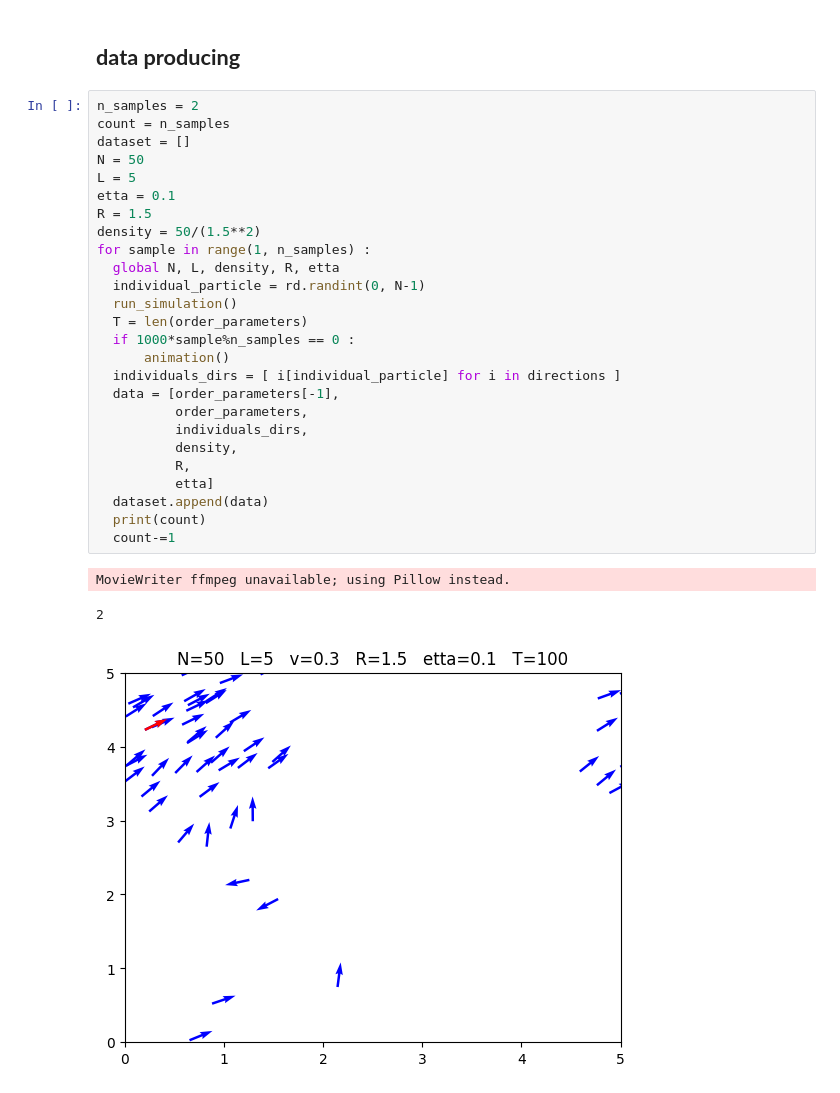
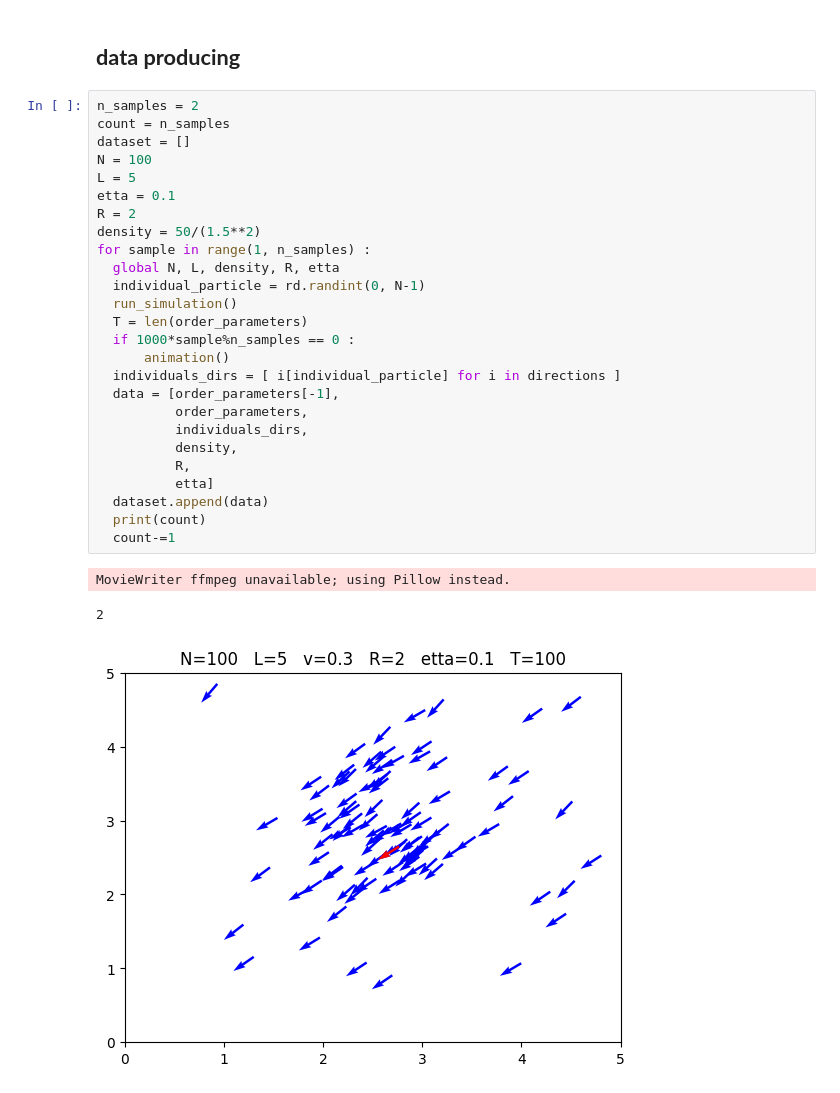
Before and after one commit to PMoohammadJB/An-individual-path-in-the-Vicsek-model, a Jupyter notebook: sub projects/noise prediction/noise_data_produce.ipynb, the cells around one changed output. Drawn from its saved outputs; the diff is of its cells as text.

```diff
--- a/sub projects/noise prediction/noise_data_produce.ipynb
+++ b/sub projects/noise prediction/noise_data_produce.ipynb
@@ -103,30 +83,30 @@ def run_simulation() :
 # %%
 n_samples = 2
 count = n_samples
 dataset = []
-N = 50
+N = 100
 L = 5
 etta = 0.1
-R = 1.5
+R = 2
 density = 50/(1.5**2)
 for sample in range(1, n_samples) :
   global N, L, density, R, etta
   individual_particle = rd.randint(0, N-1)
   run_simulation()
   T = len(order_parameters)
   if 1000*sample%n_samples == 0 :
       animation()
   individuals_dirs = [ i[individual_particle] for i in directions ]
   data = [order_parameters[-1],
           order_parameters,
           individuals_dirs,
           density,
           R,
           etta]
   dataset.append(data)
   print(count)
   count-=1
 # %% [output]
 MovieWriter ffmpeg unavailable; using Pillow instead.
 2
-[figure, old version]
+[figure, new version]
```
Also changed, not shown: parts of 1 cell of this notebook.
